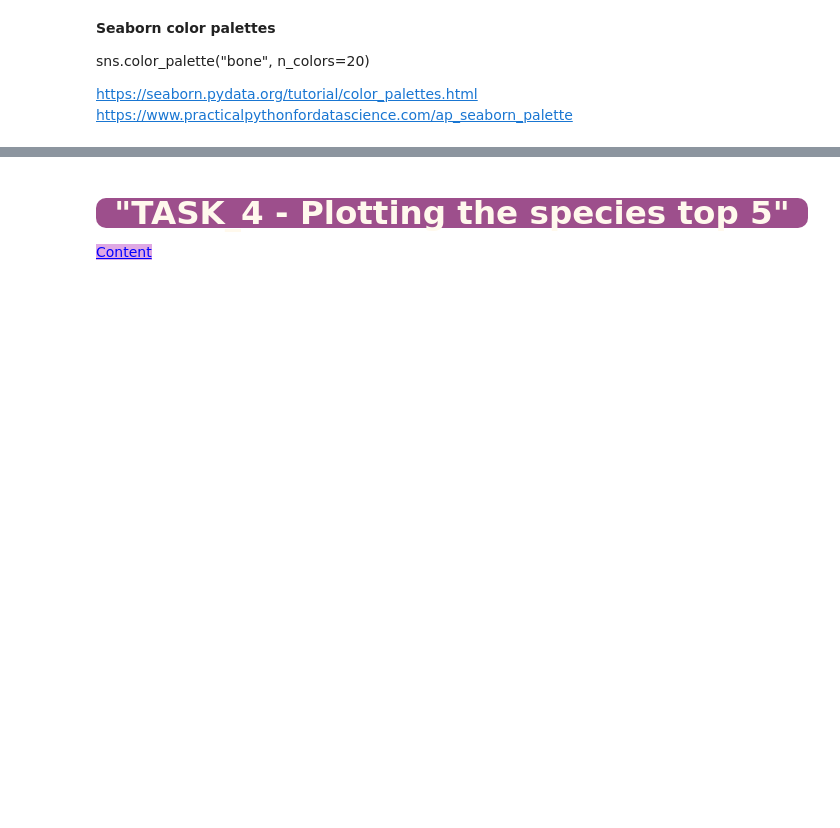
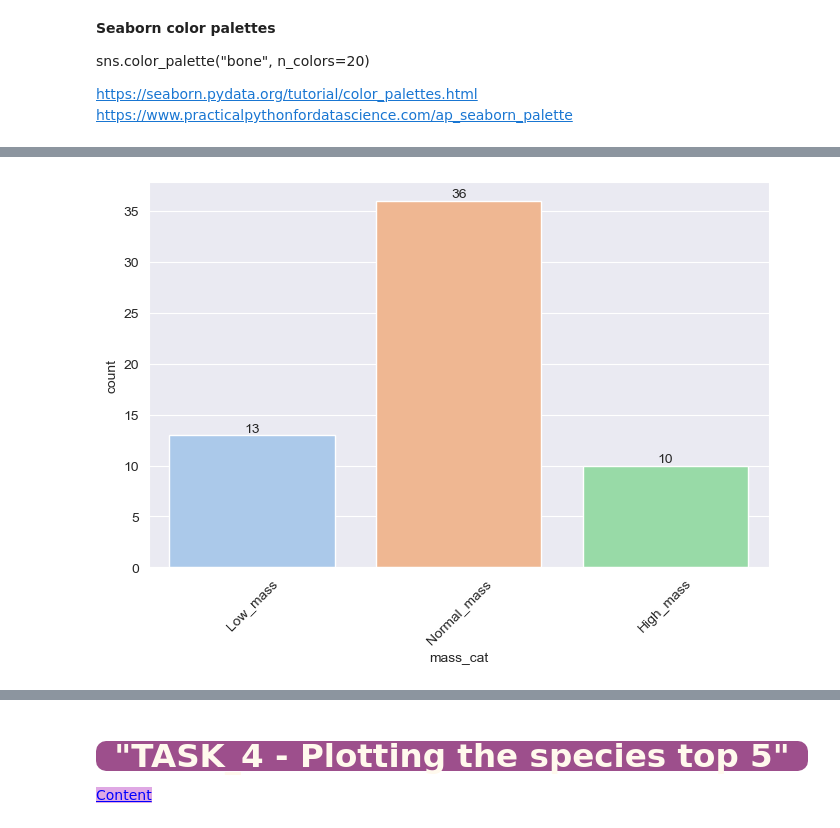
Before and after one commit to Nurdan10/Assignments, a Jupyter notebook: Ass_4/Star_Wars_Characters_assigment_2_Student (seaborn)_V02.ipynb, the cells around one changed output, grey strips where cells are left out. Cells and saved outputs as stored; diff of their text form; code cells hidden in the pictures; blank space fills up the shorter version.

```diff
--- a/Ass_4/Star_Wars_Characters_assigment_2_Student (seaborn)_V02.ipynb
+++ b/Ass_4/Star_Wars_Characters_assigment_2_Student (seaborn)_V02.ipynb
@@ -312,3 +428,9 @@ Note:
 "High_mass    >=100.0
 "Normal_mass  >50.0  <100.0
 "Low_mass     <=50
+# %%
+#mass_cat
+df['mass_cat'] = pd.cut(df['mass'],
+                        bins=[-float('inf'), 50, 100, float('inf')],
+                        labels=['Low_mass', 'Normal_mass', 'High_mass'])
+df['mass_cat']
@@ -339,0 +486,11 @@ https://www.practicalpythonfordatascience.com/ap_seaborn_palette
+# %%
+# with seaborn countplot
+sns.set_style()
+plt.figure(figsize=(8, 5))
+plt.xticks(rotation=45)
+
+ax = sns.countplot(data=df, x='mass_cat', palette='pastel');
+for bar in ax.patches:
+    ax.annotate(str(round(bar.get_height())), (bar.get_x() + bar.get_width() / 2, bar.get_height()), ha='center', va='bottom')
+# %% [output]
+[figure, added]
```
Also changed, not shown: parts of 26 cells of this notebook.
